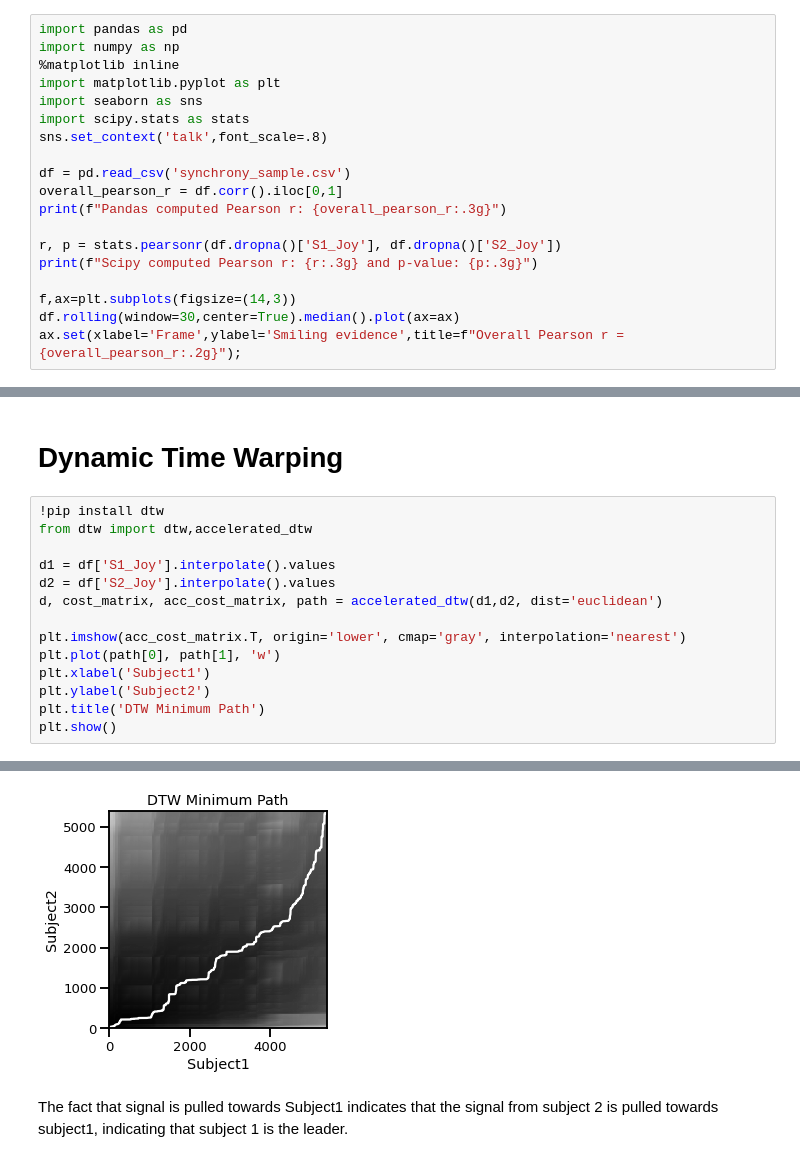
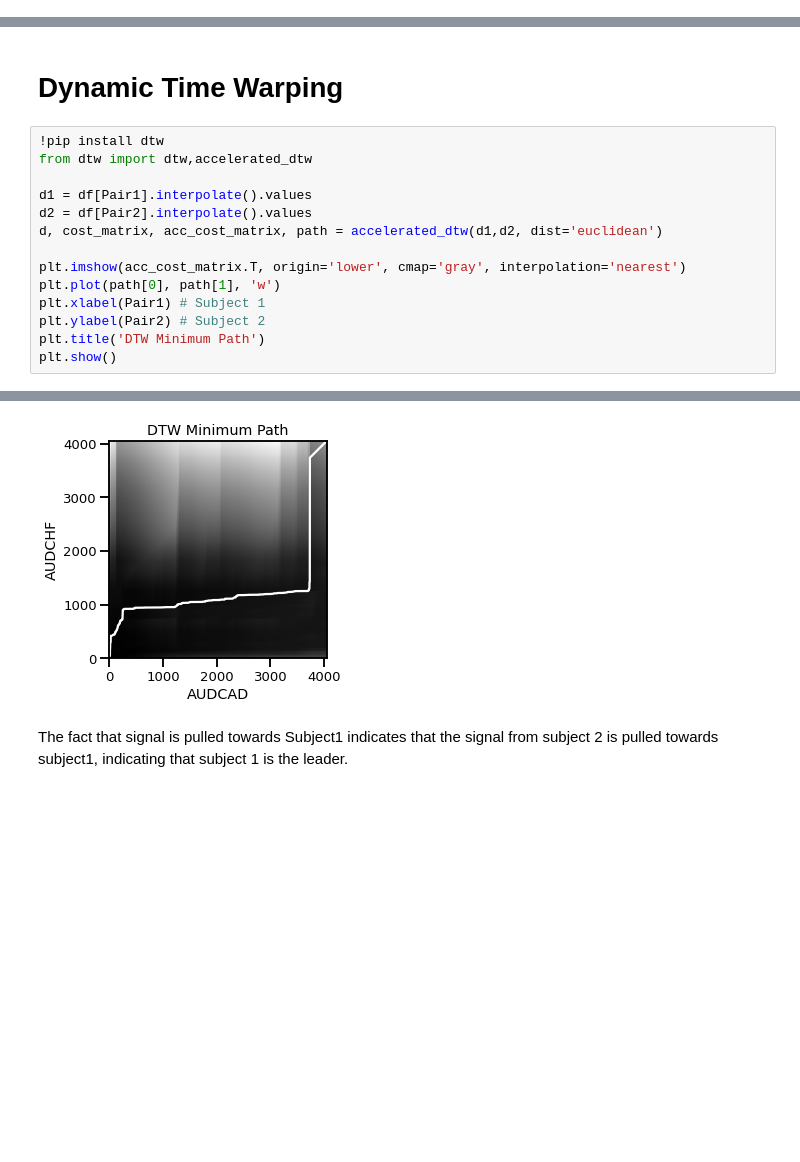
Before and after one commit to algomaschine/AlgoMaschine, a Jupyter notebook: synchrony_tutorial.ipynb, the cells around one changed output, grey strips where cells are left out. Saved outputs shown, nothing was run; the diff lists cells and outputs as text; blank space fills up the shorter version.

```diff
--- a/synchrony_tutorial.ipynb
+++ b/synchrony_tutorial.ipynb
@@ -10,22 +10,3 @@
 100  110k  100  110k    0     0   505k      0 --:--:-- --:--:-- --:--:--  508k
 # %% [markdown]
 # Pearson correlation
-# %%
-import pandas as pd
-import numpy as np
-%matplotlib inline
-import matplotlib.pyplot as plt
-import seaborn as sns
-import scipy.stats as stats
-sns.set_context('talk',font_scale=.8)
-
-df = pd.read_csv('synchrony_sample.csv')
-overall_pearson_r = df.corr().iloc[0,1]
-print(f"Pandas computed Pearson r: {overall_pearson_r:.3g}")
-
-r, p = stats.pearsonr(df.dropna()['S1_Joy'], df.dropna()['S2_Joy'])
-print(f"Scipy computed Pearson r: {r:.3g} and p-value: {p:.3g}")
-
-f,ax=plt.subplots(figsize=(14,3))
-df.rolling(window=30,center=True).median().plot(ax=ax)
-ax.set(xlabel='Frame',ylabel='Smiling evidence',title=f"Overall Pearson r = {overall_pearson_r:.2g}");
@@ -146,14 +220,14 @@ ax.set_xticklabels([int(item-150) for item in ax.get_xticks()]);
 !pip install dtw
 from dtw import dtw,accelerated_dtw
 
-d1 = df['S1_Joy'].interpolate().values
-d2 = df['S2_Joy'].interpolate().values
+d1 = df[Pair1].interpolate().values
+d2 = df[Pair2].interpolate().values
 d, cost_matrix, acc_cost_matrix, path = accelerated_dtw(d1,d2, dist='euclidean')
 
 plt.imshow(acc_cost_matrix.T, origin='lower', cmap='gray', interpolation='nearest')
 plt.plot(path[0], path[1], 'w')
-plt.xlabel('Subject1')
-plt.ylabel('Subject2')
+plt.xlabel(Pair1) # Subject 1
+plt.ylabel(Pair2) # Subject 2
 plt.title('DTW Minimum Path')
 plt.show()
 # %% [output]
@@ -171,4 +237,4 @@ Successfully installed dtw-1.4.0
-[figure, old version]
+[figure, new version]
 # %% [markdown]
 The fact that signal is pulled towards Subject1 indicates that the signal from subject 2 is pulled towards subject1, indicating that subject 1 is the leader.
 # %% [markdown]
```
Also changed, not shown: parts of 8 cells of this notebook.
